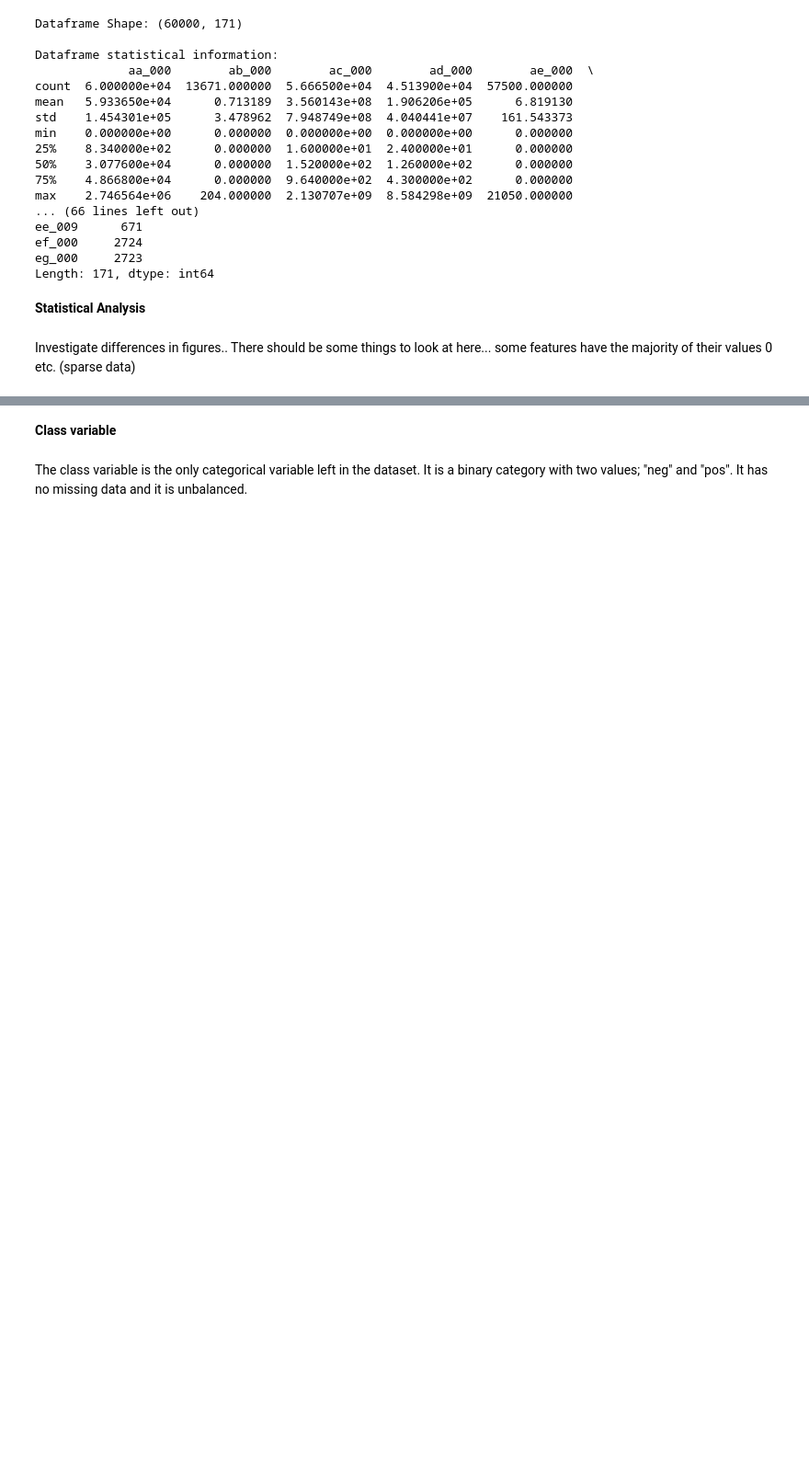
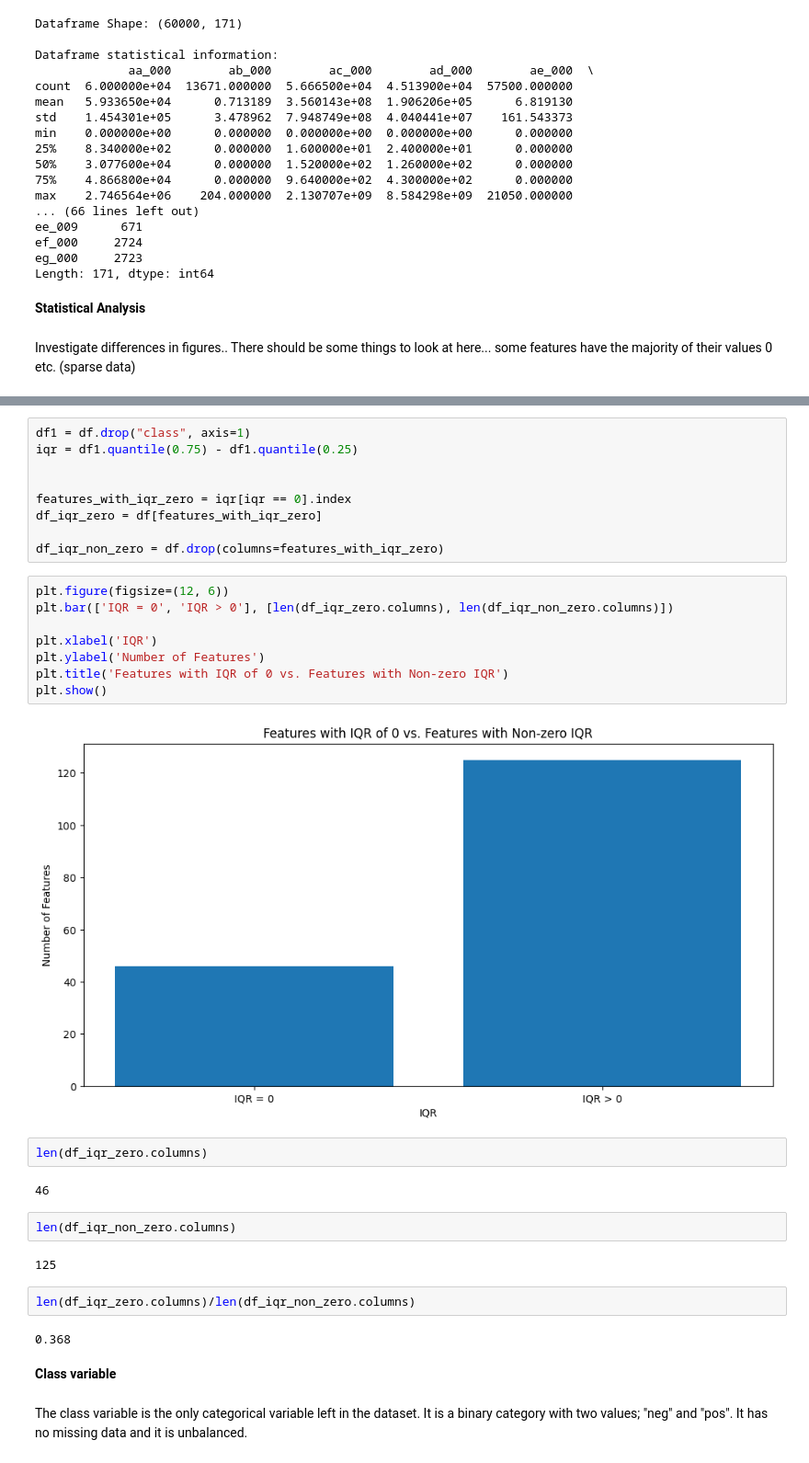
Before and after one commit to Lughaidh-w/DataPrep_ca1, a Jupyter notebook: CA1.ipynb, the cells around one changed output, grey strips where cells are left out. Shown: that part at 92% size. Cells and saved outputs as stored; diff of their text form; blank space fills up the shorter version.

Commit message:
added iqr chart

```diff
--- a/CA1.ipynb
+++ b/CA1.ipynb
@@ -163,3 +171,34 @@ Investigate differences in figures.. There should be some things to look at here
+# %%
+df1 = df.drop("class", axis=1)
+iqr = df1.quantile(0.75) - df1.quantile(0.25)
+
+
+features_with_iqr_zero = iqr[iqr == 0].index
+df_iqr_zero = df[features_with_iqr_zero]
+
+df_iqr_non_zero = df.drop(columns=features_with_iqr_zero)
+# %%
+plt.figure(figsize=(12, 6))
+plt.bar(['IQR = 0', 'IQR > 0'], [len(df_iqr_zero.columns), len(df_iqr_non_zero.columns)])
+
+plt.xlabel('IQR')
+plt.ylabel('Number of Features')
+plt.title('Features with IQR of 0 vs. Features with Non-zero IQR')
+plt.show()
+# %% [output]
+[figure, added]
+# %%
+len(df_iqr_zero.columns)
+# %% [output]
+46
+# %%
+len(df_iqr_non_zero.columns)
+# %% [output]
+125
+# %%
+len(df_iqr_zero.columns)/len(df_iqr_non_zero.columns)
+# %% [output]
+0.368
 # %% [markdown]
 <b> Class variable
 # %% [markdown]
```
Also changed, not shown: parts of 2 cells of this notebook.
